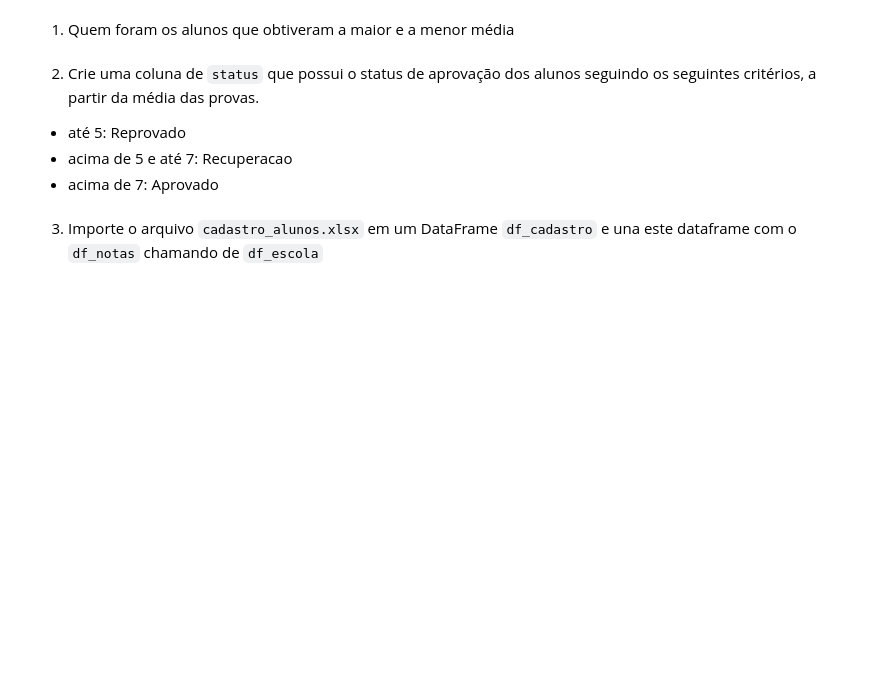
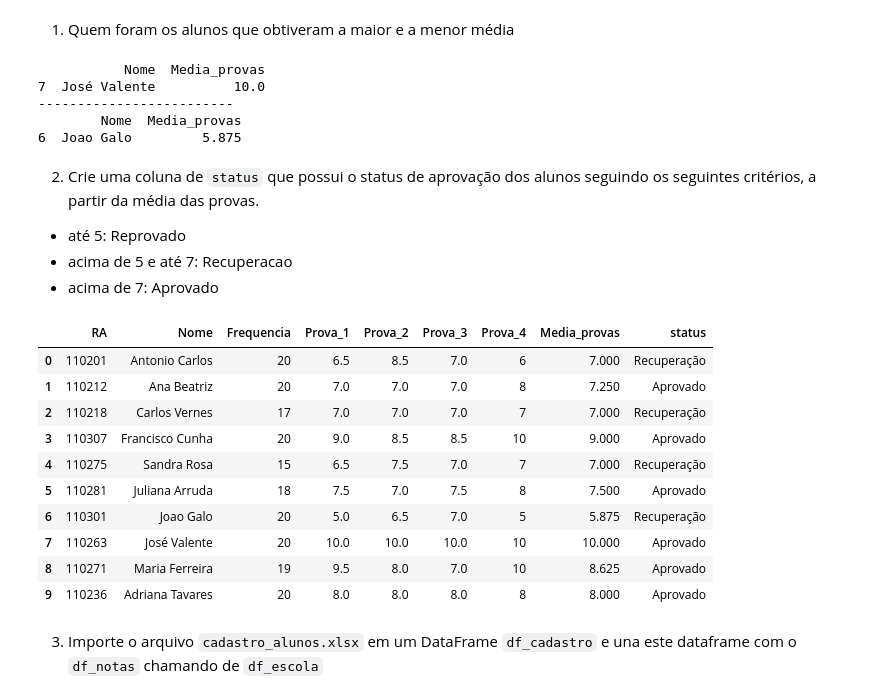
Before and after one commit to orafaelvinicius/Ada_tech, a Jupyter notebook: Tecnicas de programação I/Aula 5/Aula 5 - Pandas (EDA).ipynb, the cells around one changed output. Cells and saved outputs as stored; diff of their text form; code cells hidden in the pictures; blank space fills up the shorter version.

````diff
--- a/Tecnicas de programação I/Aula 5/Aula 5 - Pandas (EDA).ipynb
+++ b/Tecnicas de programação I/Aula 5/Aula 5 - Pandas (EDA).ipynb
@@ -172,5 +713,19 @@ Primeiramente utilize o mesmo código da aula passada para calcular a média das
 # %% [markdown]
 1) Quem foram os alunos que obtiveram a maior e a menor média
+# %%
+# df_notas.sort_values(by='Media_provas',ascending=False)
+maior_nota = df_notas.loc[[df_notas['Media_provas'].idxmax()]]
+menor_nota = df_notas.loc[[df_notas['Media_provas'].idxmin()]]
+
+print(maior_nota[['Nome','Media_provas']])
+print('-------------------------')
+print(menor_nota[['Nome','Media_provas']])
+# %% [output]
+           Nome  Media_provas
+7  José Valente          10.0
+-------------------------
+        Nome  Media_provas
+6  Joao Galo         5.875
 # %% [markdown]
 2. Crie uma coluna de ```status``` que possui o status de aprovação dos alunos seguindo os seguintes critérios, a partir da média das provas.
 - até 5: Reprovado
@@ -179,2 +744,16 @@ Primeiramente utilize o mesmo código da aula passada para calcular a média das
+# %%
+df_notas
+# %% [output]
+|  | RA | Nome | Frequencia | Prova_1 | Prova_2 | Prova_3 | Prova_4 | Media_provas | status |
+| 0 | 110201 | Antonio Carlos | 20 | 6.5 | 8.5 | 7.0 | 6 | 7.000 | Recuperação |
+| 1 | 110212 | Ana Beatriz | 20 | 7.0 | 7.0 | 7.0 | 8 | 7.250 | Aprovado |
+| 2 | 110218 | Carlos Vernes | 17 | 7.0 | 7.0 | 7.0 | 7 | 7.000 | Recuperação |
+| 3 | 110307 | Francisco Cunha | 20 | 9.0 | 8.5 | 8.5 | 10 | 9.000 | Aprovado |
+| 4 | 110275 | Sandra Rosa | 15 | 6.5 | 7.5 | 7.0 | 7 | 7.000 | Recuperação |
+| 5 | 110281 | Juliana Arruda | 18 | 7.5 | 7.0 | 7.5 | 8 | 7.500 | Aprovado |
+| 6 | 110301 | Joao Galo | 20 | 5.0 | 6.5 | 7.0 | 5 | 5.875 | Recuperação |
+| 7 | 110263 | José Valente | 20 | 10.0 | 10.0 | 10.0 | 10 | 10.000 | Aprovado |
+| 8 | 110271 | Maria Ferreira | 19 | 9.5 | 8.0 | 7.0 | 10 | 8.625 | Aprovado |
+| 9 | 110236 | Adriana Tavares | 20 | 8.0 | 8.0 | 8.0 | 8 | 8.000 | Aprovado |
 # %% [markdown]
 3) Importe o arquivo ```cadastro_alunos.xlsx``` em um DataFrame ```df_cadastro``` e una este dataframe com o ```df_notas``` chamando de ```df_escola```
````
Also changed, not shown: parts of 60 cells of this notebook.
